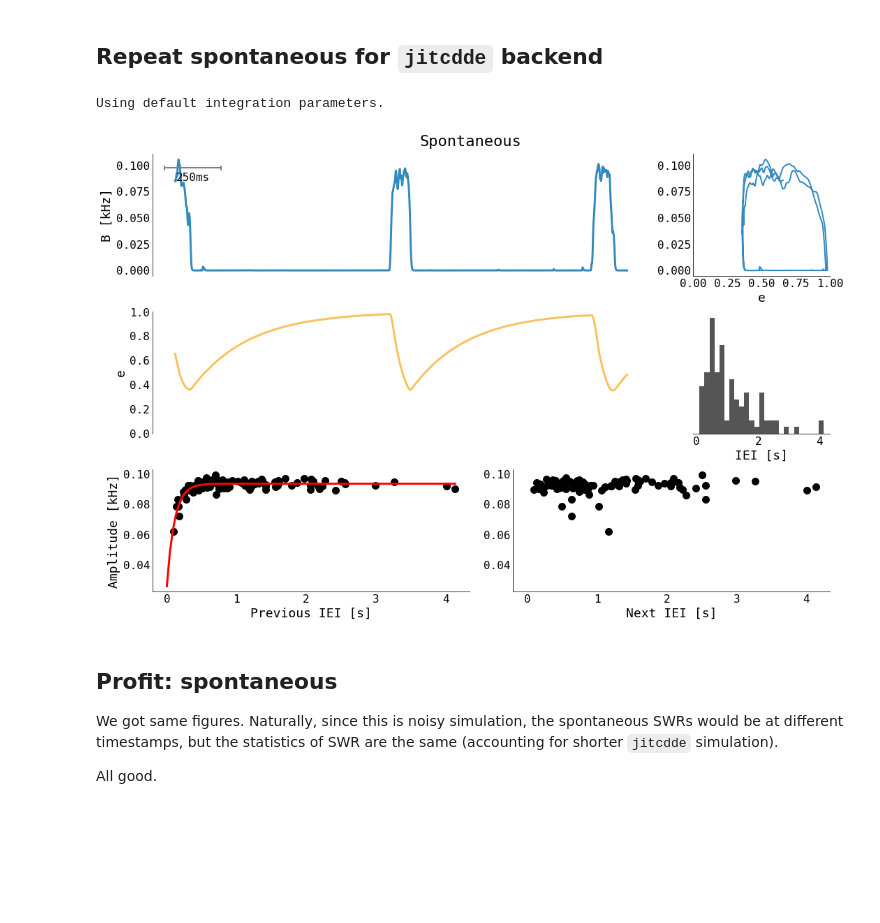
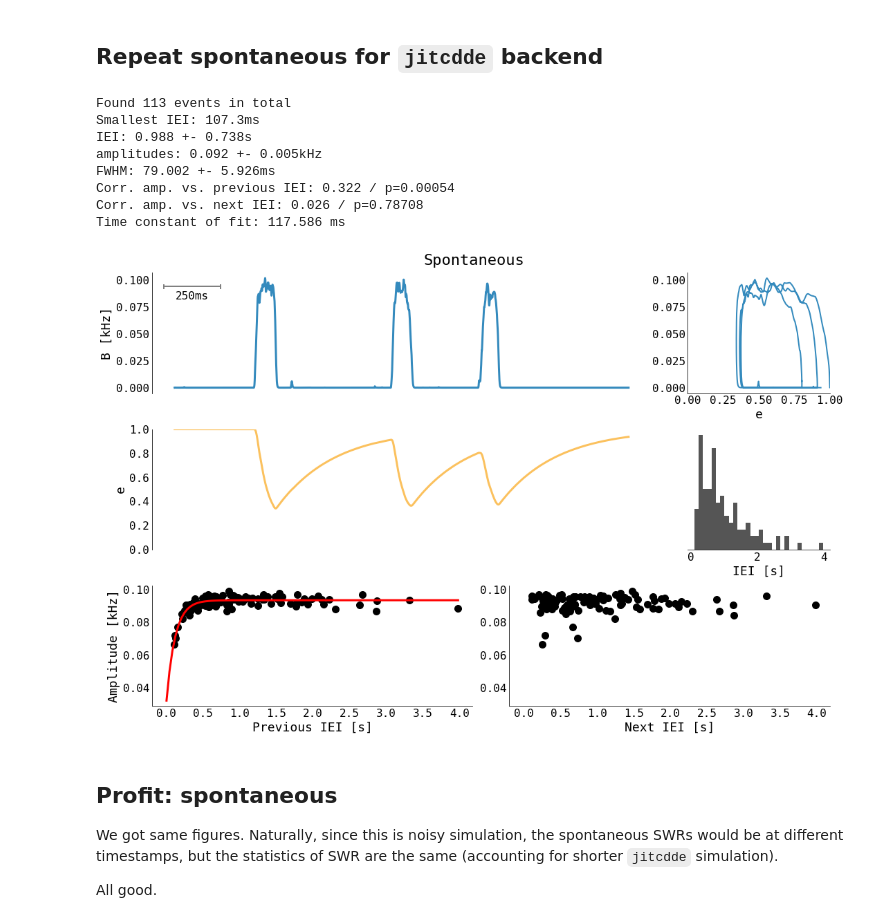
Before and after one commit to jajcayn/re_hippocampal_model, a Jupyter notebook: fig6-spontaneous_vs_evoked_SWR_properties.ipynb, the cells around one changed output. Saved outputs shown, nothing was run; the diff lists cells and outputs as text; code cells hidden in the pictures; blank space fills up the shorter version.

```diff
--- a/fig6-spontaneous_vs_evoked_SWR_properties.ipynb
+++ b/fig6-spontaneous_vs_evoked_SWR_properties.ipynb
@@ -162,7 +156,7 @@ res = res.sel({"time": slice(mid_point - 1.0, mid_point + 1.0)})
 plt.figure(figsize=(15, 10))
 gs = gridspec.GridSpec(3, 4)
 cols = ["C1", "C4"]
-fields = ["r_mean_INH", "e_aSWR"]
+fields = ["r_mean_INH", "e_SynDep"]
 ylabels = ["B [kHz]", "e"]
 
 for i in range(2):
@@ -186,7 +180,7 @@ for i in range(2):
 # phase plane B-e
 ax = plt.subplot(gs[0, -1])
 ax.plot(
-    res.sel({"output": "e_aSWR"}).T, res.sel({"output": "r_mean_INH"}).T, color=cols[0]
+    res.sel({"output": "e_SynDep"}).T, res.sel({"output": "r_mean_INH"}).T, color=cols[0]
 )
 ax.set_xlim([0, 1])
 ax.set_xlabel("e")
@@ -194,7 +188,7 @@ sns.despine(ax=ax)
 
 # IEI
 ax = plt.subplot(gs[1, -1])
-ax.hist(iei, bins=25, fc="#555555")
+ax.hist(iei, bins=30, fc="#555555")
 sns.despine(ax=ax, left=True)
 ax.set_yticks([])
 ax.set_xlabel("IEI [s]")
@@ -255,7 +249,7 @@ Time constant of fit: 143.005 ms
 # simulate 2 minutes due to computational time
 res = simulate_hc_spontaneous(duration=120, backend="jitcdde")
 
-peaks, iei, amps = detect_peaks(
+peaks, iei, amps, fwhms = detect_peaks(
     res.sel({"output": "r_mean_INH"}).squeeze().values, res.time.values
 )
 # find 2 seconds with at least 3 peaks
@@ -269,7 +263,7 @@ res = res.sel({"time": slice(mid_point - 1.0, mid_point + 1.0)})
 plt.figure(figsize=(15, 10))
 gs = gridspec.GridSpec(3, 4)
 cols = ["C1", "C4"]
-fields = ["r_mean_INH", "e_aSWR"]
+fields = ["r_mean_INH", "e_SynDep"]
 ylabels = ["B [kHz]", "e"]
 
 for i in range(2):
@@ -293,42 +287,61 @@ for i in range(2):
 # phase plane B-e
 ax = plt.subplot(gs[0, -1])
 ax.plot(
-    res.sel({"output": "e_aSWR"}).T, res.sel({"output": "r_mean_INH"}).T, color=cols[0]
+    res.sel({"output": "e_SynDep"}).T, res.sel({"output": "r_mean_INH"}).T, color=cols[0]
 )
 ax.set_xlim([0, 1])
 ax.set_xlabel("e")
 sns.despine(ax=ax)
 
 # IEI
 ax = plt.subplot(gs[1, -1])
-ax.hist(iei, bins=25, fc="#555555")
+ax.hist(iei, bins=30, fc="#555555")
 sns.despine(ax=ax, left=True)
 ax.set_yticks([])
 ax.set_xlabel("IEI [s]")
 
 # SWR amp vs. IEI
 ax = plt.subplot(gs[2, :2])
 ax.plot(iei, amps[1:], "o", color="k")
 # fit
 fit_params, _ = curve_fit(
     fit_func, iei, amps[1:], p0=(2, 2, 68), bounds=(0, [100, 100, 100])
 )
 fit_iei = np.linspace(0, iei.max(), 100)
 ax.plot(fit_iei, fit_func(fit_iei, *fit_params), color="red", linewidth=3)
 ax.set_xlabel("Previous IEI [s]")
 ax.set_ylabel("Amplitude [kHz]")
 sns.despine(ax=ax)
 
 ax = plt.subplot(gs[2, 2:], sharey=ax, sharex=ax)
 ax.plot(iei, amps[:-1], "o", color="k")
 ax.set_xlabel("Next IEI [s]")
 sns.despine(ax=ax)
 
 plt.suptitle("Spontaneous")
 plt.tight_layout()
+
+print(f"Found {len(peaks)} events in total")
+print(f"Smallest IEI: {iei.min()*1e3:.1f}ms")
+print(f"IEI: {np.mean(iei):.3f} +- {np.std(iei):.3f}s")
+print(f"amplitudes: {np.mean(amps):.3f} +- {np.std(amps):.3f}kHz")
+fwhms *= SAMPLING_DT
+print(f"FWHM: {np.mean(fwhms):.3f} +- {np.std(fwhms):.3f}ms")
+corr = pearsonr(iei, amps[1:])
+print(f"Corr. amp. vs. previous IEI: {corr[0]:.3f} / p={corr[1]:.5f}")
+corr = pearsonr(iei, amps[:-1])
+print(f"Corr. amp. vs. next IEI: {corr[0]:.3f} / p={corr[1]:.5f}")
+print(f"Time constant of fit: {1e3/fit_params[1]:.3f} ms")
 # %% [output]
-Using default integration parameters.
+Found 113 events in total
+Smallest IEI: 107.3ms
+IEI: 0.988 +- 0.738s
+amplitudes: 0.092 +- 0.005kHz
+FWHM: 79.002 +- 5.926ms
+Corr. amp. vs. previous IEI: 0.322 / p=0.00054
+Corr. amp. vs. next IEI: 0.026 / p=0.78708
+Time constant of fit: 117.586 ms
-[figure, old version]
+[figure, new version]
 # %% [markdown]
 ## Profit: spontaneous
 
```
Also changed, not shown: parts of 3 cells of this notebook.
